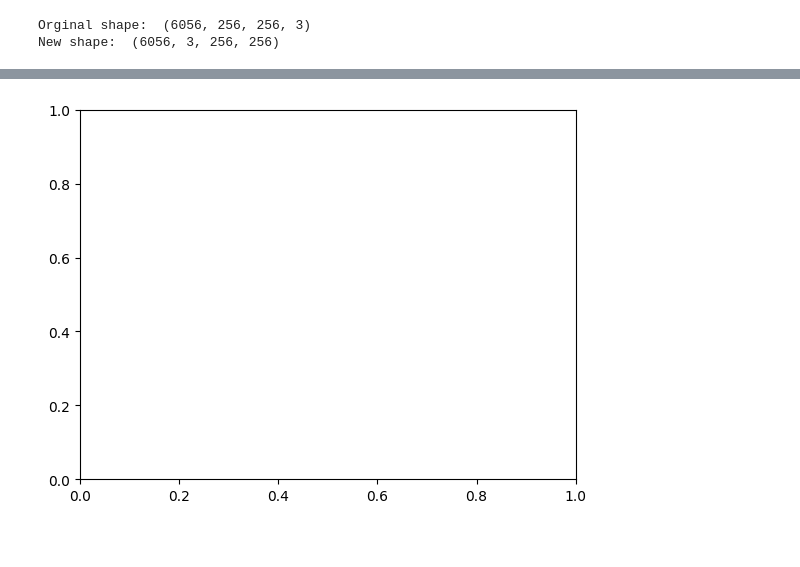
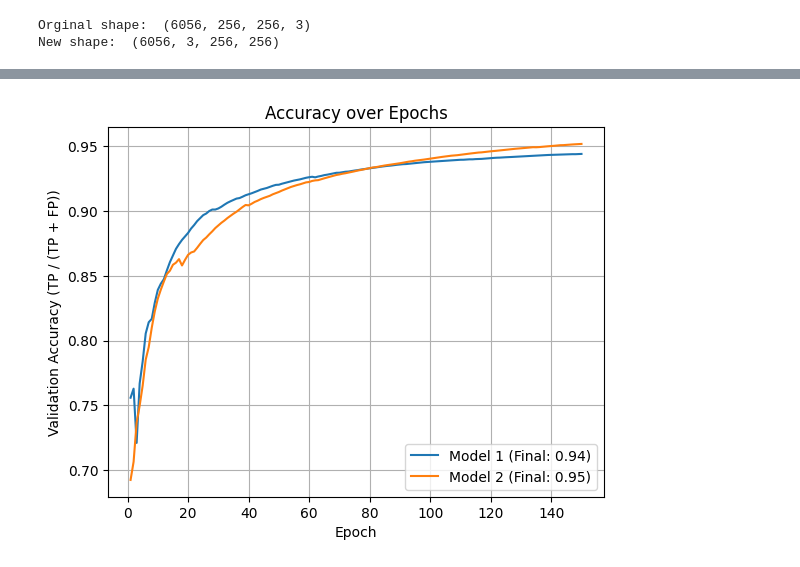
Before and after one commit to HazenKellner05/CS3540-Tumor-Classifier, a Jupyter notebook: torch_CNN_CurrentVersion.ipynb, the cells around one changed output, grey strips where cells are left out. Cells and saved outputs as stored; diff of their text form; code cells hidden in the pictures; blank space fills up the shorter version.

```diff
--- a/torch_CNN_CurrentVersion.ipynb
+++ b/torch_CNN_CurrentVersion.ipynb
@@ -258,22 +270,25 @@ timestamp = datetime.now().strftime('%Y%m%d_%H%M%S')
 writer_one = SummaryWriter('runs/fashion_trainer_{}'.format(timestamp))
 writer_two = SummaryWriter('runs/fashion_trainer_{}'.format(timestamp))
 
-EPOCHS = 30
+EPOCHS = 150
 best_vloss_one = 1_000_000.
 best_vloss_two = 1_000_000.
+
 
 true_labels_list_one = []
 predicted_labels_list_one = []
 train_loss_list_one = []
 val_loss_list_one = []
-val_accuracy_two = []
+val_accuracy_one = []
+val_probs_one  = []
 
 
 true_labels_list_two = []
 predicted_labels_list_two = []
 train_loss_list_two = []
 val_loss_list_two = []
-val_accuracy_one = []
+val_accuracy_two = []
+val_probs_two = []
 
 for epoch in range(EPOCHS):
     print('EPOCH {}:'.format(epoch_number +1))
@@ -290,6 +305,7 @@ for epoch in range(EPOCHS):
     model_one.eval()
     model_two.eval()
 
+
     with torch.no_grad():
         # val one
         for i, vdata in enumerate(validation_loader_one):
@@ -303,7 +319,9 @@ for epoch in range(EPOCHS):
 
             true_labels_list_one.extend(vlabels.cpu().numpy())
             predicted_labels_list_one.extend(predicted.cpu().numpy())
-
+            # data for ROC_curve
+            probabilities = nn.functional.softmax(voutputs, dim=1)
+            val_probs_one.extend(probabilities.cpu().numpy())
 
         #val two
         for i, vdata in enumerate(validation_loader_two):
@@ -317,6 +335,10 @@ for epoch in range(EPOCHS):
 
             true_labels_list_two.extend(vlabels.cpu().numpy())
             predicted_labels_list_two.extend(predicted.cpu().numpy())
+
+            # data for ROC_curve
+            probabilities = nn.functional.softmax(voutputs, dim=1)
+            val_probs_two.extend(probabilities.cpu().numpy())
 
     val_accuracy_one.append(metrics.accuracy_score(true_labels_list_one, predicted_labels_list_one))
     val_accuracy_two.append(metrics.accuracy_score(true_labels_list_two, predicted_labels_list_two))
@@ -377,10 +398,12 @@ KeyboardInterrupt:
 # %%
+# run class report on model one
 class_report_one = metrics.classification_report(true_labels_list_one, predicted_labels_list_one)
 print(class_report_one)
-
+# run class report on model two
 class_report_two = metrics.classification_report(true_labels_list_two, predicted_labels_list_two)
 print(class_report_two)
 
+# move loss values from gpu back to cpu
 val_losses_one = []
 for loss in val_loss_list_one:
     val_losses_one.append(loss.cpu())
@@ -389,8 +412,42 @@ val_losses_two = []
 for loss in val_loss_list_two:
     val_losses_two.append(loss.cpu())
 
-epoch__count_array = (np.arange(epoch_number) + 1)
+# false positive rates dict
+fpr_one = dict()
+fpr_two = dict()
+# true positive rates dict
+tpr_one = dict()
+tpr_two = dict()
+#  ROC AUCs d
+ROC_auc_one = dict()
+ROC_auc_two = dict()
 
+true_labels_list_one = np.array(true_labels_list_one)
+true_labels_list_two = np.array(true_labels_list_two)
+
+val_probs_one = np.array(val_probs_one)
+val_probs_two = np.array(val_probs_two)
+
+#ROC calculations
+for class_index in range(len(class_names)):
+    binary_true_labels_one = (true_labels_list_one == class_index)
+    print(type(class_index))
+    class_probabilities_one = val_probs_one[:, class_index]
+
+    binary_true_labels_two = (true_labels_list_two == class_index)
+    class_probabilities_two = val_probs_two[:, class_index]
+
+    fpr_one[class_index], tpr_one[class_index], _ = metrics.roc_curve(binary_true_labels_one, class_probabilities_one) # roc for target class
+    ROC_auc_one[class_index] = metrics.roc_auc_score(binary_true_labels_one, class_probabilities_one)
+
+    fpr_two[class_index], tpr_two[class_index], _ = metrics.roc_curve(binary_true_labels_two, class_probabilities_two) # roc for target class
+    ROC_auc_two[class_index] = metrics.roc_auc_score(binary_true_labels_two, class_probabilities_two)
+
+ordered_label_keys = label_encoder.inverse_transform([0, 1, 2])
+print(ROC_auc_one, ROC_auc_two)
+epoch__count_array = (np.arange(epoch_number) + 1) # create array for epochs to plot w/
+
+#Plotting!
 plt.figure(1, clear=True)
 
 plt.plot(epoch__count_array, val_losses_one, color='red', label='Model 1 Validation Loss')
@@ -407,16 +464,44 @@ plt.grid(True)
 plt.show()
 
 plt.figure(2, clear=True)
-print(val_accuracy_one)
-plt.plot(epoch__count_array, val_accuracy_one, label='Model 1')
-plt.plot(epoch__count_array, val_accuracy_two, label='Model 2')
+plt.plot(epoch__count_array, val_accuracy_one, label=f'Model 1 (Final: {round(val_accuracy_one[-1], 2)})')
+plt.plot(epoch__count_array, val_accuracy_two, label=f'Model 2 (Final: {round(val_accuracy_two[-1], 2)})')
 
 plt.xlabel('Epoch')
-plt.ylabel('Accuracy (TP / (TP + FP))')
+plt.ylabel('Validation Accuracy (TP / (TP + FP))')
 plt.legend()
 plt.title('Accuracy over Epochs')
 plt.grid(True)
 plt.show()
+
+plt.figure(3, clear=True, figsize=(3, 9))
+
+'''
+fpr_array_one = np.zeros((3, len(fpr_one[0])))
+for key, values in fpr_one.items(): fpr_array_one[key] = values
+
+fpr_array_two = np.zeros((3, len(fpr_two[0])))
+for key, values in fpr_two.items(): fpr_array_two[key] = values
+
+tpr_array_one = np.zeros((3, len(tpr_one[0])))
+for key, values in tpr_one.items(): tpr_array_one[key] = values
+
+tpr_array_two = np.zeros((3, len(tpr_two[0])))
+for key, values in tpr_two.items(): tpr_array_two[key] = values
+'''
+
+for i in range(len(fpr_one)):
+    plt.subplot(3, 1, (i+1))
+    plt.plot(fpr_one[i], tpr_one[i], color='Red', label=f'Model 1: (AUC: {round(ROC_auc_one[i], 2)})')
+    plt.plot(fpr_two[i], tpr_two[i], color='Green', label=f'Model 2: (AUC: {round(ROC_auc_two[i], 2)})')
+    plt.xlabel('False Positive Rate')
+    plt.ylabel('True Positive Rate')
+    plt.legend()
+    plt.title(ordered_label_keys[i] + ' ROC')
+    plt.grid(True)
+
+plt.tight_layout()
+plt.show()
 # %% [output]
               precision    recall  f1-score   support
 
@@ -443 +524 @@ ValueError: x and y must have same first dimension, but have shapes (7,) and (85
-[figure, old version]
+[figure, new version]
```
Also changed, not shown: parts of 7 cells of this notebook.
